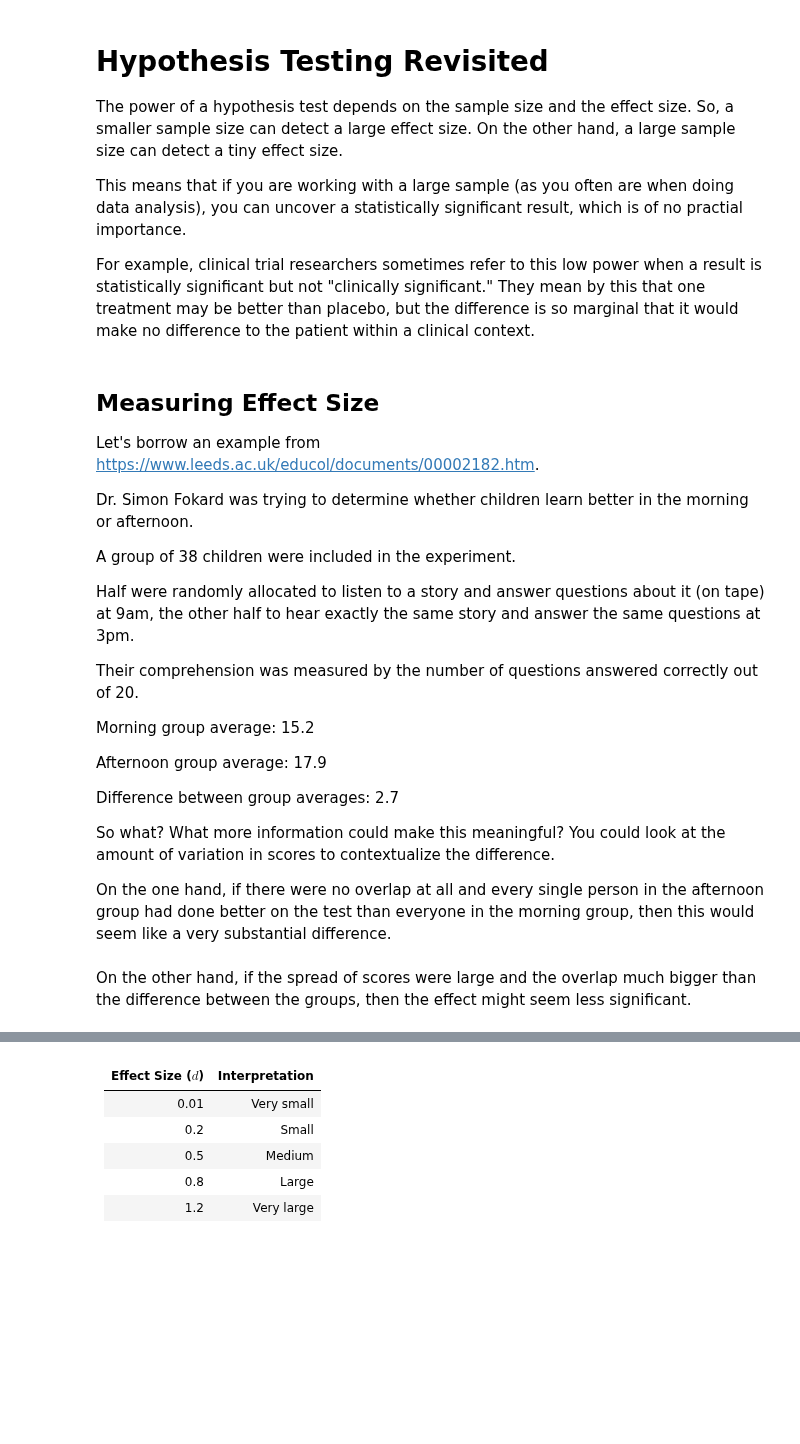
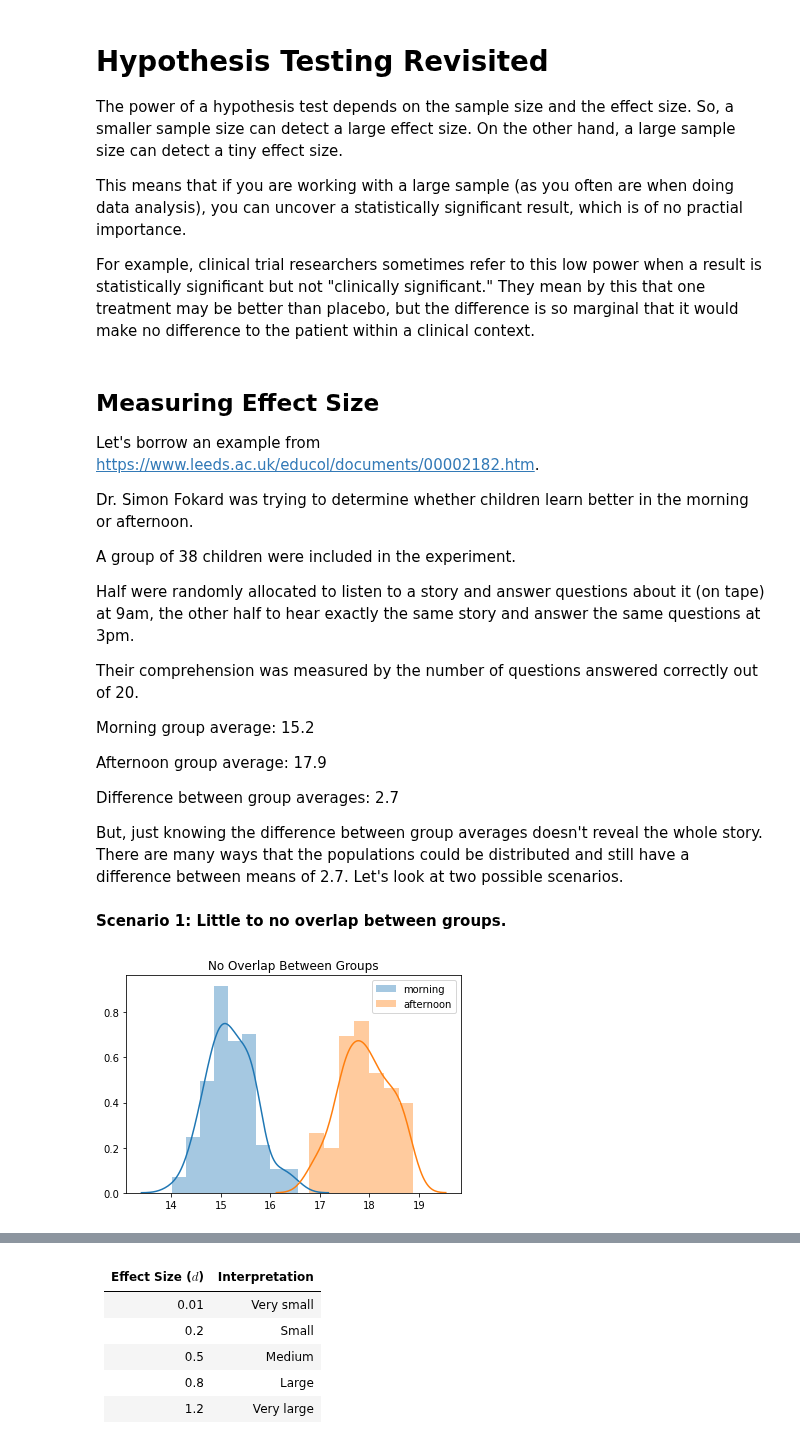
Before and after one commit to NSS-Data-Instructional-Stuff/stats-for-data-science, a Jupyter notebook: notebooks/Notebook_05c_Hypothesis_Testing_Part_3_Effect_Size.ipynb, the cells around one changed output, grey strips where cells are left out. Cells and saved outputs as stored; diff of their text form; code cells hidden in the pictures; blank space fills up the shorter version.

Commit message:
Modified effect size notebook

```diff
--- a/notebooks/Notebook_05c_Hypothesis_Testing_Part_3_Effect_Size.ipynb
+++ b/notebooks/Notebook_05c_Hypothesis_Testing_Part_3_Effect_Size.ipynb
@@ -25,6 +31,4 @@ Afternoon group average: 17.9
 
 Difference between group averages: 2.7
 
-So what? What more information could make this meaningful? You could look at the amount of variation in scores to contextualize the difference.
-
-On the one hand, if there were no overlap at all and every single person in the afternoon group had done better on the test than everyone in the morning group, then this would seem like a very substantial difference.
+But, just knowing the difference between group averages doesn't reveal the whole story. There are many ways that the populations could be distributed and still have a difference between means of 2.7. Let's look at two possible scenarios.
@@ -37,10 +35,13 @@ import seaborn as sns
+# %% [markdown]
+**Scenario 1: Little to no overlap between groups.**
 # %%
 morning_group = np.random.normal(loc = 15.2, scale = 0.5, size = 100)
 afternoon_group = np.random.normal(loc = 17.9, scale = 0.5, size = 100)
 
 fig, ax = plt.subplots()
-sns.distplot(morning_group, ax = ax)
-sns.distplot(afternoon_group, ax = ax)
-plt.title('No Overlap Between Groups');
+sns.distplot(morning_group, ax = ax, label = 'morning')
+sns.distplot(afternoon_group, ax = ax, label = 'afternoon')
+plt.title('No Overlap Between Groups')
+plt.legend();
+# %% [output]
+[figure, added]
-# %% [markdown]
-On the other hand, if the spread of scores were large and the overlap much bigger than the difference between the groups, then the effect might seem less significant.
```
Also changed, not shown: parts of 40 cells of this notebook, 1 other file.
